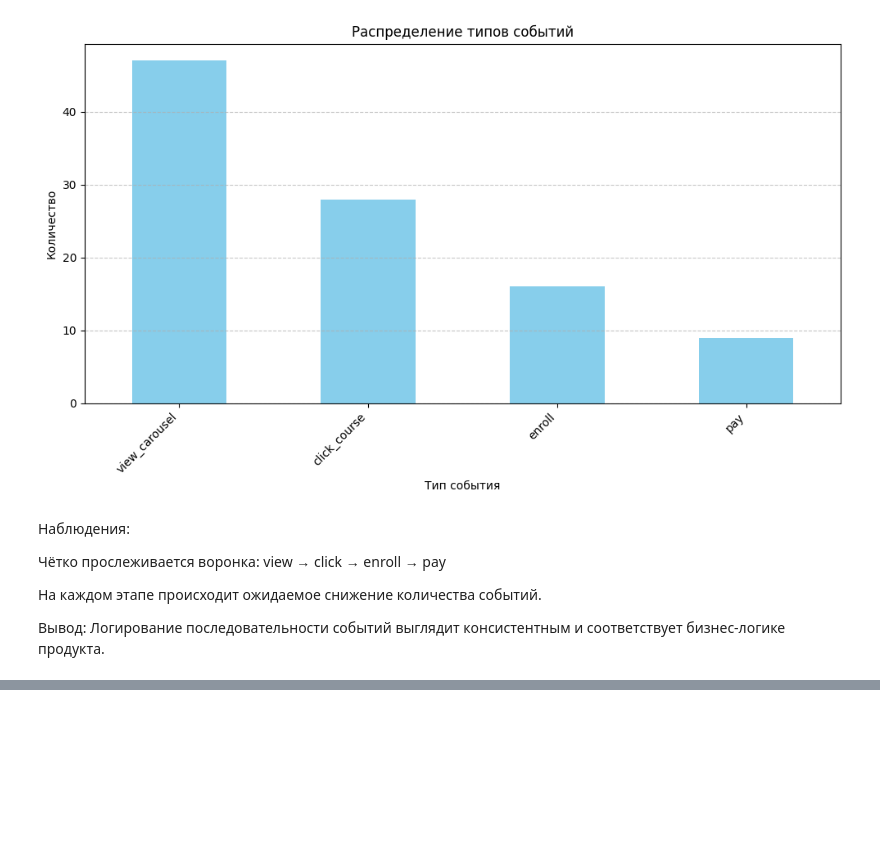
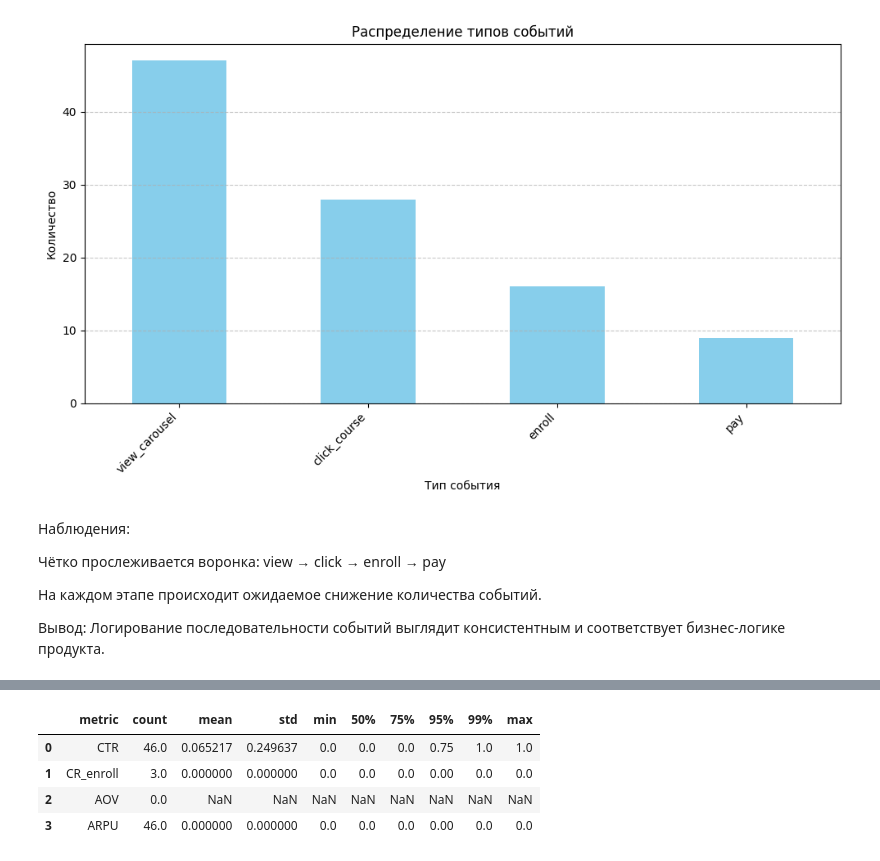
Before and after one commit to SVNasonkova/portfolio_ab_testing, a Jupyter notebook: case_3_edtech-ab-test/notebooks/1_exploratory_analysis.ipynb, the cells around one changed output, grey strips where cells are left out. Drawn from its saved outputs; the diff is of its cells as text; code cells hidden in the pictures; blank space fills up the shorter version.

```diff
--- a/case_3_edtech-ab-test/notebooks/1_exploratory_analysis.ipynb
+++ b/case_3_edtech-ab-test/notebooks/1_exploratory_analysis.ipynb
@@ -1094,0 +534,16 @@ ratio_stats
+# %%
+metrics_summary = (
+    metrics_user[["CTR", "CR_enroll", "AOV", "ARPU"]]
+    .describe(percentiles=[0.5, 0.75, 0.95, 0.99])
+    .T
+    .reset_index()
+    .rename(columns={"index": "metric"})
+)
+
+metrics_summary
+# %% [output]
+|  | metric | count | mean | std | min | 50% | 75% | 95% | 99% | max |
+| 0 | CTR | 46.0 | 0.065217 | 0.249637 | 0.0 | 0.0 | 0.0 | 0.75 | 1.0 | 1.0 |
+| 1 | CR_enroll | 3.0 | 0.000000 | 0.000000 | 0.0 | 0.0 | 0.0 | 0.00 | 0.0 | 0.0 |
+| 2 | AOV | 0.0 | NaN | NaN | NaN | NaN | NaN | NaN | NaN | NaN |
+| 3 | ARPU | 46.0 | 0.000000 | 0.000000 | 0.0 | 0.0 | 0.0 | 0.00 | 0.0 | 0.0 |
```
Also changed, not shown: parts of 98 cells of this notebook, 6 other files.
